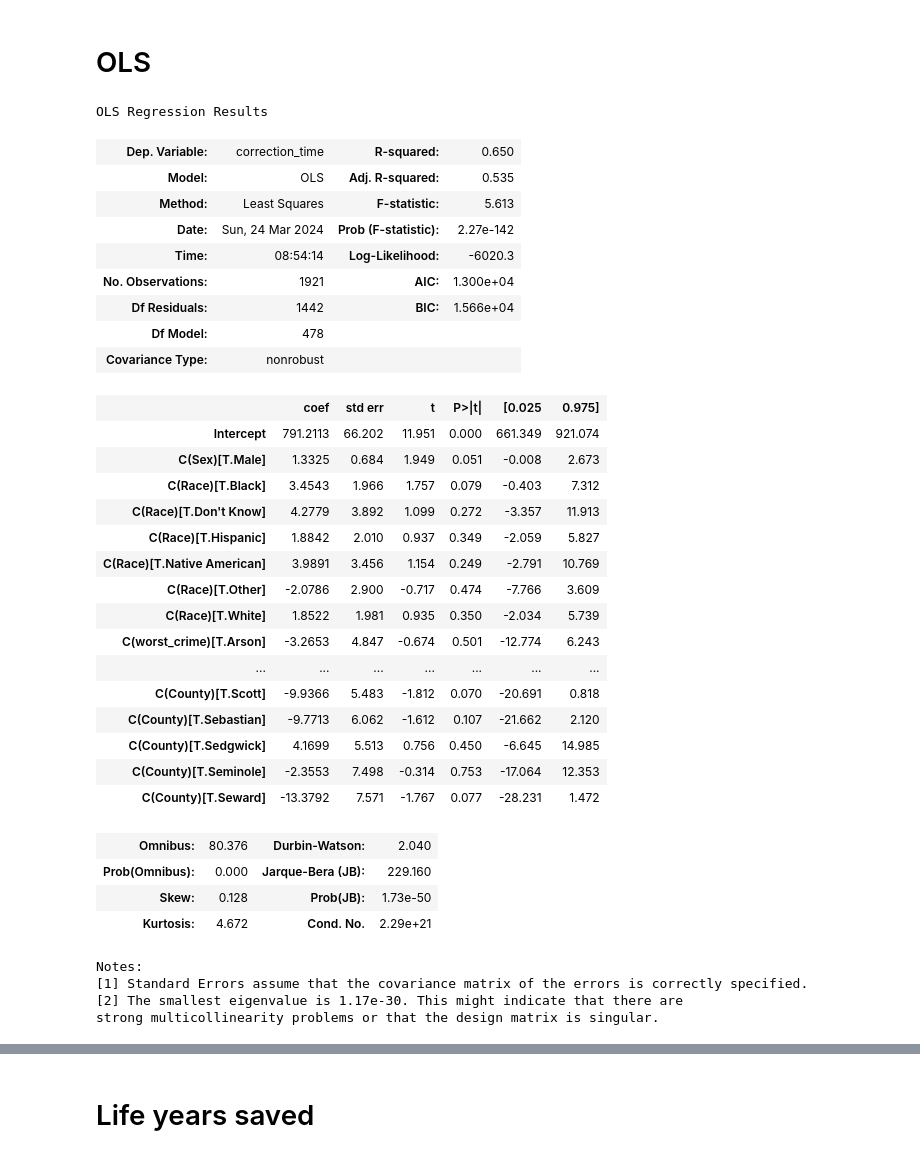
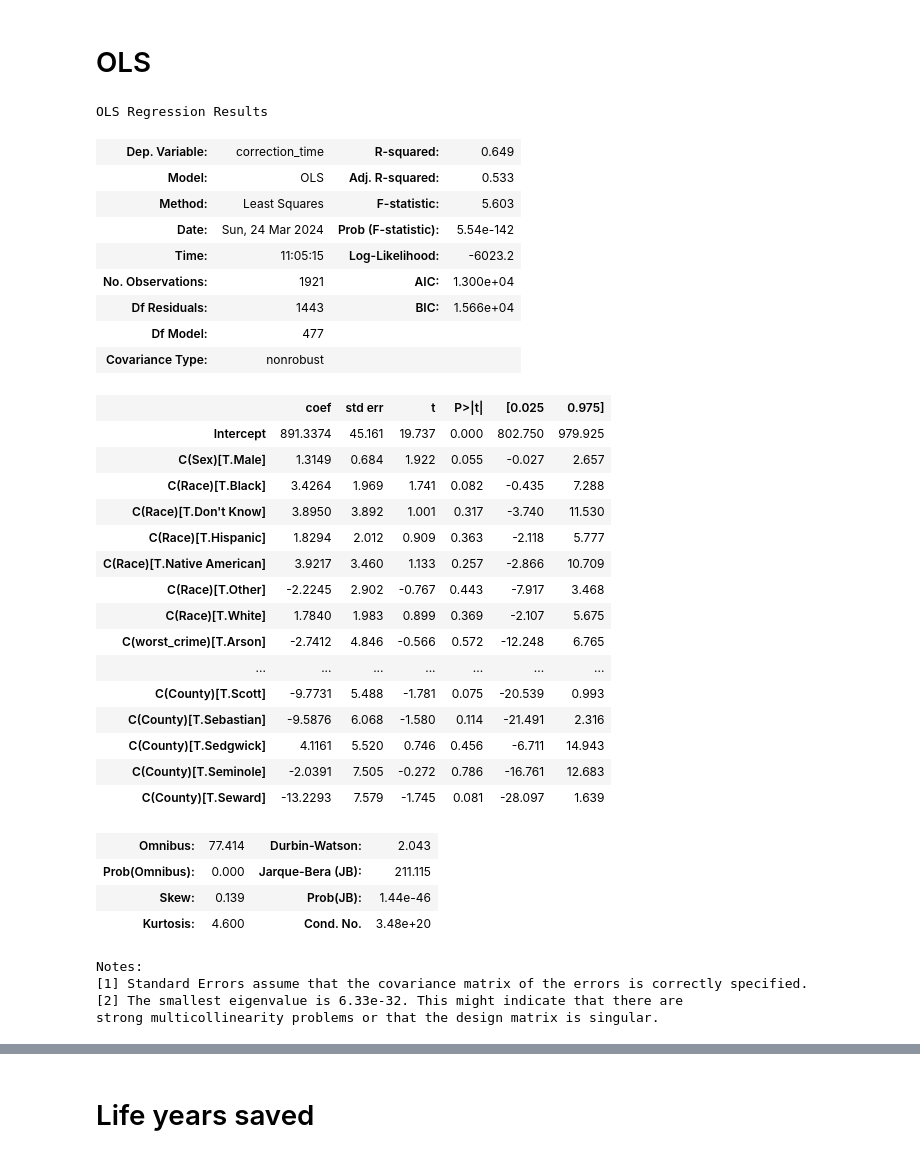
Before and after one commit to josh-ashkinaze/er_correct, a Jupyter notebook: exon.ipynb, the cells around one changed output, grey strips where cells are left out. Cells and saved outputs as stored; diff of their text form; code cells hidden in the pictures.

```diff
--- a/exon.ipynb
+++ b/exon.ipynb
@@ -269,42 +269,42 @@ Passing `palette` without assigning `hue` is deprecated and will be removed in v
 # OLS
 # %%
 import statsmodels.formula.api as smf
-mod = smf.ols(formula='correction_time ~ sentence_date + yrs_sentw*sentence_date + Age + C(Sex) + C(Race) + C(worst_crime) + C(County)', data=df).fit()
+mod = smf.ols(formula='correction_time ~ sentence_date + yrs_sentw + Age + C(Sex) + C(Race) + C(worst_crime) + C(County)', data=df).fit()
 display(mod.summary())
 # %% [output]
 OLS Regression Results
-| Dep. Variable: | correction_time | R-squared: | 0.650 |
-| Model: | OLS | Adj. R-squared: | 0.535 |
-| Method: | Least Squares | F-statistic: | 5.613 |
-| Date: | Sun, 24 Mar 2024 | Prob (F-statistic): | 2.27e-142 |
-| Time: | 08:54:14 | Log-Likelihood: | -6020.3 |
+| Dep. Variable: | correction_time | R-squared: | 0.649 |
+| Model: | OLS | Adj. R-squared: | 0.533 |
+| Method: | Least Squares | F-statistic: | 5.603 |
+| Date: | Sun, 24 Mar 2024 | Prob (F-statistic): | 5.54e-142 |
+| Time: | 11:05:15 | Log-Likelihood: | -6023.2 |
 | No. Observations: | 1921 | AIC: | 1.300e+04 |
-| Df Residuals: | 1442 | BIC: | 1.566e+04 |
-| Df Model: | 478 |  |  |
+| Df Residuals: | 1443 | BIC: | 1.566e+04 |
+| Df Model: | 477 |  |  |
 | Covariance Type: | nonrobust |  |  |
 |  | coef | std err | t | P>|t| | [0.025 | 0.975] |
-| Intercept | 791.2113 | 66.202 | 11.951 | 0.000 | 661.349 | 921.074 |
-| C(Sex)[T.Male] | 1.3325 | 0.684 | 1.949 | 0.051 | -0.008 | 2.673 |
-| C(Race)[T.Black] | 3.4543 | 1.966 | 1.757 | 0.079 | -0.403 | 7.312 |
-| C(Race)[T.Don't Know] | 4.2779 | 3.892 | 1.099 | 0.272 | -3.357 | 11.913 |
-| C(Race)[T.Hispanic] | 1.8842 | 2.010 | 0.937 | 0.349 | -2.059 | 5.827 |
-| C(Race)[T.Native American] | 3.9891 | 3.456 | 1.154 | 0.249 | -2.791 | 10.769 |
-| C(Race)[T.Other] | -2.0786 | 2.900 | -0.717 | 0.474 | -7.766 | 3.609 |
-| C(Race)[T.White] | 1.8522 | 1.981 | 0.935 | 0.350 | -2.034 | 5.739 |
-| C(worst_crime)[T.Arson] | -3.2653 | 4.847 | -0.674 | 0.501 | -12.774 | 6.243 |
+| Intercept | 891.3374 | 45.161 | 19.737 | 0.000 | 802.750 | 979.925 |
+| C(Sex)[T.Male] | 1.3149 | 0.684 | 1.922 | 0.055 | -0.027 | 2.657 |
+| C(Race)[T.Black] | 3.4264 | 1.969 | 1.741 | 0.082 | -0.435 | 7.288 |
+| C(Race)[T.Don't Know] | 3.8950 | 3.892 | 1.001 | 0.317 | -3.740 | 11.530 |
+| C(Race)[T.Hispanic] | 1.8294 | 2.012 | 0.909 | 0.363 | -2.118 | 5.777 |
+| C(Race)[T.Native American] | 3.9217 | 3.460 | 1.133 | 0.257 | -2.866 | 10.709 |
+| C(Race)[T.Other] | -2.2245 | 2.902 | -0.767 | 0.443 | -7.917 | 3.468 |
+| C(Race)[T.White] | 1.7840 | 1.983 | 0.899 | 0.369 | -2.107 | 5.675 |
+| C(worst_crime)[T.Arson] | -2.7412 | 4.846 | -0.566 | 0.572 | -12.248 | 6.765 |
 | ... | ... | ... | ... | ... | ... | ... |
-| C(County)[T.Scott] | -9.9366 | 5.483 | -1.812 | 0.070 | -20.691 | 0.818 |
-| C(County)[T.Sebastian] | -9.7713 | 6.062 | -1.612 | 0.107 | -21.662 | 2.120 |
-| C(County)[T.Sedgwick] | 4.1699 | 5.513 | 0.756 | 0.450 | -6.645 | 14.985 |
-| C(County)[T.Seminole] | -2.3553 | 7.498 | -0.314 | 0.753 | -17.064 | 12.353 |
-| C(County)[T.Seward] | -13.3792 | 7.571 | -1.767 | 0.077 | -28.231 | 1.472 |
+| C(County)[T.Scott] | -9.7731 | 5.488 | -1.781 | 0.075 | -20.539 | 0.993 |
+| C(County)[T.Sebastian] | -9.5876 | 6.068 | -1.580 | 0.114 | -21.491 | 2.316 |
+| C(County)[T.Sedgwick] | 4.1161 | 5.520 | 0.746 | 0.456 | -6.711 | 14.943 |
+| C(County)[T.Seminole] | -2.0391 | 7.505 | -0.272 | 0.786 | -16.761 | 12.683 |
+| C(County)[T.Seward] | -13.2293 | 7.579 | -1.745 | 0.081 | -28.097 | 1.639 |
-| Omnibus: | 80.376 | Durbin-Watson: | 2.040 |
-| Prob(Omnibus): | 0.000 | Jarque-Bera (JB): | 229.160 |
-| Skew: | 0.128 | Prob(JB): | 1.73e-50 |
-| Kurtosis: | 4.672 | Cond. No. | 2.29e+21 |
+| Omnibus: | 77.414 | Durbin-Watson: | 2.043 |
+| Prob(Omnibus): | 0.000 | Jarque-Bera (JB): | 211.115 |
+| Skew: | 0.139 | Prob(JB): | 1.44e-46 |
+| Kurtosis: | 4.600 | Cond. No. | 3.48e+20 |
 Notes:
 [1] Standard Errors assume that the covariance matrix of the errors is correctly specified.
-[2] The smallest eigenvalue is 1.17e-30. This might indicate that there are
+[2] The smallest eigenvalue is 6.33e-32. This might indicate that there are
 strong multicollinearity problems or that the design matrix is singular.
 # %%
 def clean_statsmodels_name(var_name):
```
Also changed, not shown: parts of 4 cells of this notebook.
